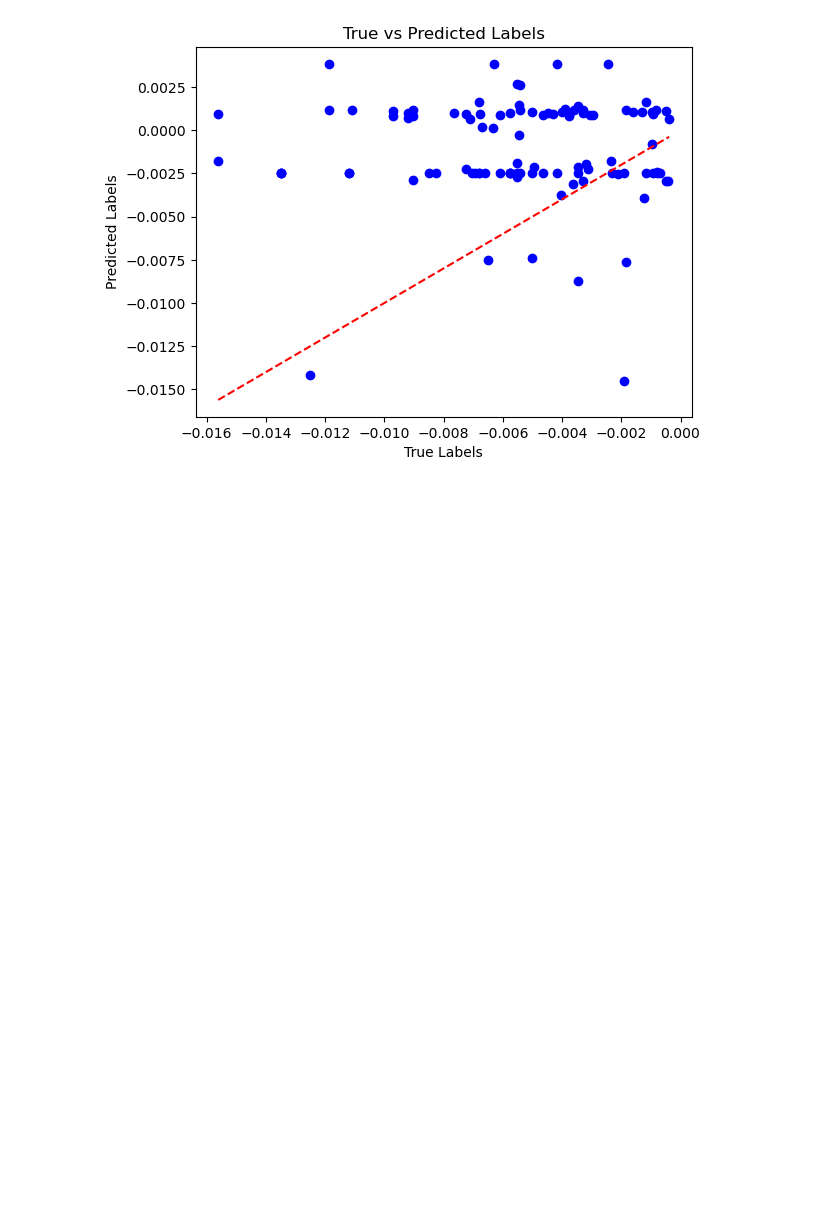
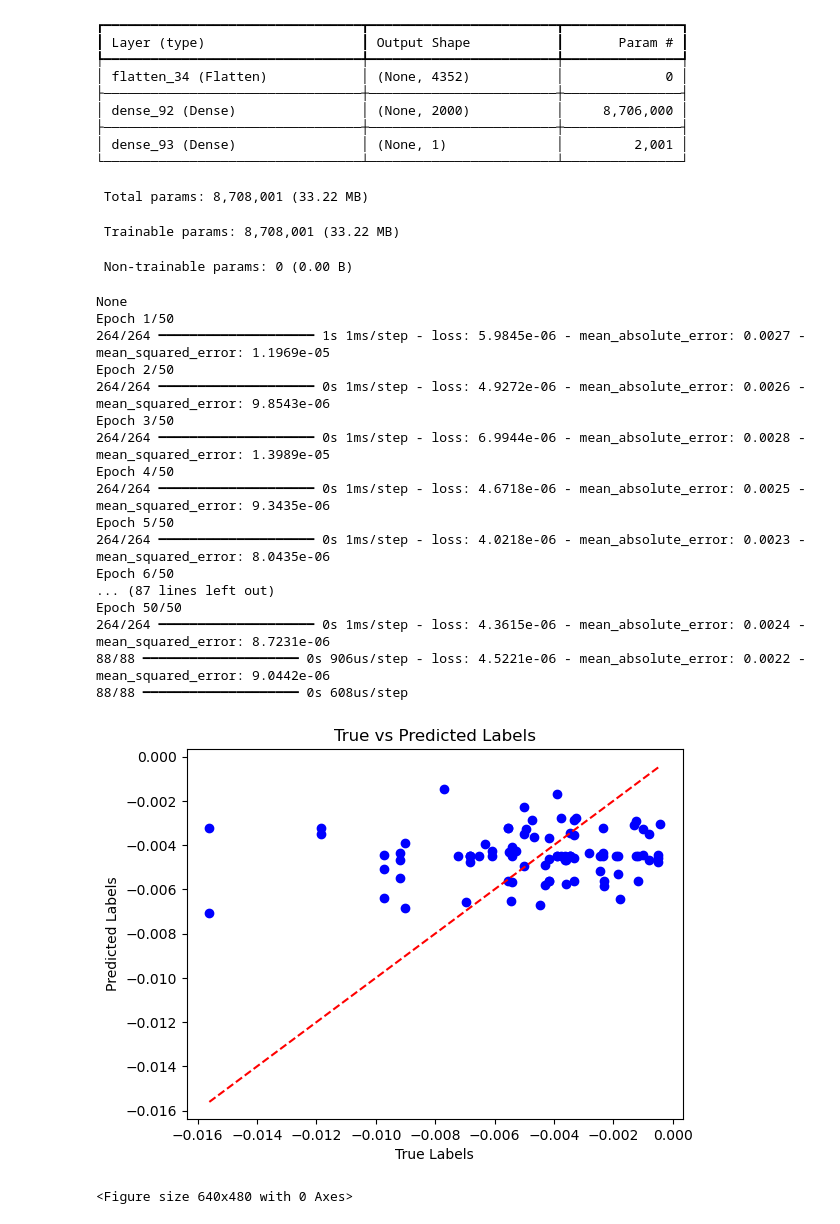
Before and after one commit to Scaralett/ML-correlation, a Jupyter notebook: PairModel.ipynb, the cells around one changed output. Drawn from its saved outputs; the diff is of its cells as text; code cells hidden in the pictures; blank space fills up the shorter version.

```diff
--- a/PairModel.ipynb
+++ b/PairModel.ipynb
@@ -5,7 +5,8 @@ import numpy as np
 import pandas as pd
 import os
 import math
-
+import matplotlib as mpl
+import matplotlib.pyplot as plt
 #unused
 def chkorbid(o1,o2):
     if o1.startswith('-'):
@@ -43,10 +44,20 @@ def distances(o1,o2):
 
     return big_arr
 
-
+def centdist(oid1,oid2):
+    if chkorbid(oid1,oid2)==True:
+        return 1
+    else:
+        r=(math.sqrt((cent_dt[oid1]['x']-cent_dt[oid2]['x'])**2+
+        ((cent_dt[oid1]['y']-cent_dt[oid2]['x'])**2)+
+        ((cent_dt[oid1]['z']-cent_dt[oid2]['z'])**2)))
+        if r==0:
+            return 1
+        else:
+            return (math.erf(r**2)/r)**2
 
 def orbitalsize(orbital):
-    return math.sqrt(sum([orbital.local_second_moments[i][i] for i in range(3)]))
+    return 1/math.sqrt(sum([orbital.local_second_moments[i][i] for i in range(3)]))**3
 
 
 #build the input array for the ML model
@@ -265,19 +300,20 @@ test_dataset = test_dataset.batch(batch_size)
 inp_shape=(n**3+4,n**3)
 model = keras.Sequential([
     keras.layers.Flatten(input_shape=inp_shape),
-    keras.layers.Dense(1028, activation='sigmoid'),
+    keras.layers.Dense(2000, activation='softmax'),
     keras.layers.Dense(1,)
 ])
-
-model.compile(optimizer='adam',
-              loss=tf.keras.losses.MeanAbsolutePercentageError(),
+print(model.summary())
+model.compile(optimizer=tf.keras.optimizers.Adam(learning_rate=0.001),
+              loss='huber',
               metrics=['mean_absolute_error', 'mean_squared_error'])
-model.fit(train_dataset,epochs=100)
+model.fit(train_dataset,epochs=50)
 model.evaluate(test_dataset)
 
 model.save('new.keras')
 
 predictions = model.predict(test_dataset)
+
 
 import matplotlib as mpl
 import matplotlib.pyplot as plt
@@ -285,6 +321,8 @@ import matplotlib.pyplot as plt
 test_labels = []
 for features, labels in test_dataset:
     test_labels.append(labels.numpy())
+error=sum([abs((predictions[i]-test_labels[i])/test_labels[i])for i in range(len(predictions))])
+
 test_labels = np.concatenate(test_labels, axis=0)
 plt.scatter(test_labels, predictions, c='blue')
 plt.plot([min(test_labels), max(test_labels)], [min(test_labels), max(test_labels)], color='red', linestyle='--')  # Line for y=x
@@ -292,4 +330,5 @@ plt.xlabel('True Labels')
 plt.ylabel('Predicted Labels')
 plt.title('True vs Predicted Labels')
 plt.show()
+plt.savefig('useless.png')
 # %% [output]
@@ -314,3 +338,33 @@ Epoch 100/100
+┏━━━━━━━━━━━━━━━━━━━━━━━━━━━━━━━━━┳━━━━━━━━━━━━━━━━━━━━━━━━┳━━━━━━━━━━━━━━━┓
+┃ Layer (type)                    ┃ Output Shape           ┃       Param # ┃
+┡━━━━━━━━━━━━━━━━━━━━━━━━━━━━━━━━━╇━━━━━━━━━━━━━━━━━━━━━━━━╇━━━━━━━━━━━━━━━┩
+│ flatten_34 (Flatten)            │ (None, 4352)           │             0 │
+├─────────────────────────────────┼────────────────────────┼───────────────┤
+│ dense_92 (Dense)                │ (None, 2000)           │     8,706,000 │
+├─────────────────────────────────┼────────────────────────┼───────────────┤
+│ dense_93 (Dense)                │ (None, 1)              │         2,001 │
+└─────────────────────────────────┴────────────────────────┴───────────────┘
+ Total params: 8,708,001 (33.22 MB)
+ Trainable params: 8,708,001 (33.22 MB)
+ Non-trainable params: 0 (0.00 B)
+None
+Epoch 1/50
+264/264 ━━━━━━━━━━━━━━━━━━━━ 1s 1ms/step - loss: 5.9845e-06 - mean_absolute_error: 0.0027 - mean_squared_error: 1.1969e-05
+Epoch 2/50
+264/264 ━━━━━━━━━━━━━━━━━━━━ 0s 1ms/step - loss: 4.9272e-06 - mean_absolute_error: 0.0026 - mean_squared_error: 9.8543e-06
+Epoch 3/50
+264/264 ━━━━━━━━━━━━━━━━━━━━ 0s 1ms/step - loss: 6.9944e-06 - mean_absolute_error: 0.0028 - mean_squared_error: 1.3989e-05
+Epoch 4/50
+264/264 ━━━━━━━━━━━━━━━━━━━━ 0s 1ms/step - loss: 4.6718e-06 - mean_absolute_error: 0.0025 - mean_squared_error: 9.3435e-06
+Epoch 5/50
+264/264 ━━━━━━━━━━━━━━━━━━━━ 0s 1ms/step - loss: 4.0218e-06 - mean_absolute_error: 0.0023 - mean_squared_error: 8.0435e-06
+Epoch 6/50
+... (87 lines left out)
+Epoch 50/50
+264/264 ━━━━━━━━━━━━━━━━━━━━ 0s 1ms/step - loss: 4.3615e-06 - mean_absolute_error: 0.0024 - mean_squared_error: 8.7231e-06
+88/88 ━━━━━━━━━━━━━━━━━━━━ 0s 906us/step - loss: 4.5221e-06 - mean_absolute_error: 0.0022 - mean_squared_error: 9.0442e-06
+88/88 ━━━━━━━━━━━━━━━━━━━━ 0s 608us/step
-[figure, old version]
+[figure, new version]
+<Figure size 640x480 with 0 Axes>
 # %%
 print(predictions)
```
Also changed, not shown: parts of 12 cells of this notebook, 2 other files.
